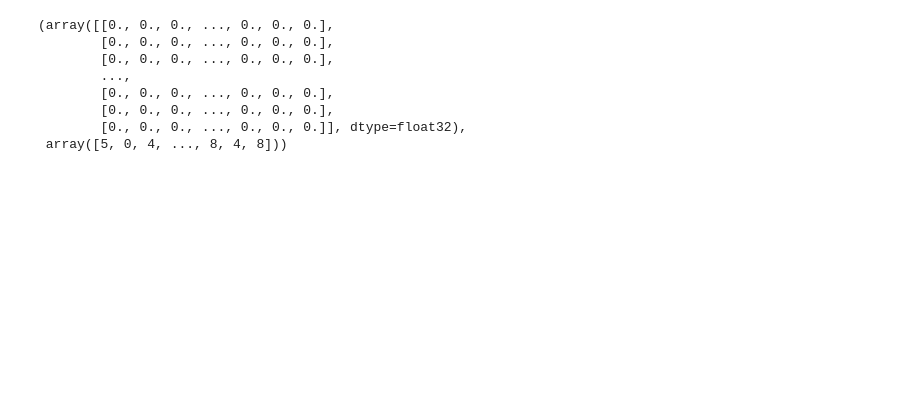
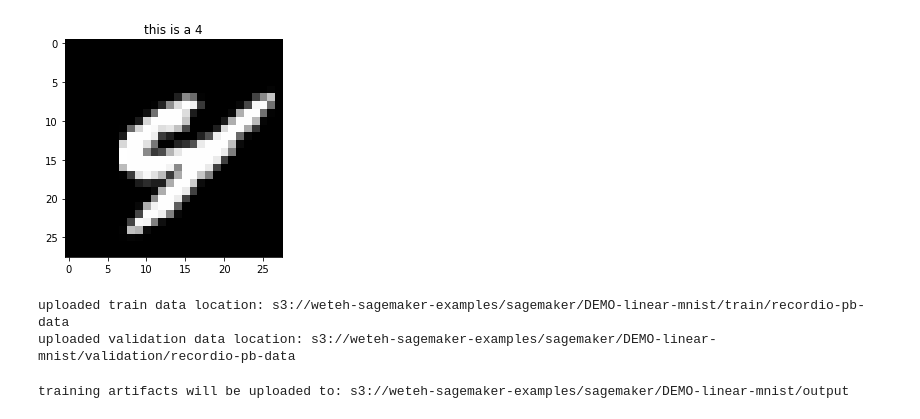
Before and after one commit to wei-m-teh/sagemaker-training, a Jupyter notebook: linear_learner_mnist_2019-12-27/weteh_linear_learner_mnist.ipynb, the cells around one changed output. Saved outputs shown, nothing was run; the diff lists cells and outputs as text; code cells hidden in the pictures; blank space fills up the shorter version.

```diff
--- a/linear_learner_mnist_2019-12-27/weteh_linear_learner_mnist.ipynb
+++ b/linear_learner_mnist_2019-12-27/weteh_linear_learner_mnist.ipynb
@@ -22,13 +28,18 @@ urllib.request.urlretrieve("http://deeplearning.net/data/mnist/mnist.pkl.gz", "m
 with gzip.open('mnist.pkl.gz', 'rb') as f:
     train_set, valid_set, test_set = pickle.load(f, encoding='latin1')
-# %%
-train_set
-# %% [output]
-(array([[0., 0., 0., ..., 0., 0., 0.],
-        [0., 0., 0., ..., 0., 0., 0.],
-        [0., 0., 0., ..., 0., 0., 0.],
-        ...,
-        [0., 0., 0., ..., 0., 0., 0.],
-        [0., 0., 0., ..., 0., 0., 0.],
-        [0., 0., 0., ..., 0., 0., 0.]], dtype=float32),
- array([5, 0, 4, ..., 8, 4, 8]))
+# %%
+%matplotlib inline
+import matplotlib.pyplot as plt
+
+def show_digit(img, caption='', subplot=None):
+    if not subplot:
+        _,(subplot)=plt.subplots(1,1) # subplots returns Figure and Axes, we don't care about Figure.
+    img = img.reshape((28,28))
+    subplot.imshow(img, cmap='gray')
+    plt.title(caption)
+# %%
+import random
+img_idx = random.randrange(0, len(train_set[0]))
+show_digit(train_set[0][img_idx], 'this is a {}'.format(train_set[1][img_idx]))
+# %% [output]
+[figure, added]
@@ -34,0 +71,11 @@ train_set
+# %%
+write_recordio(train_set, data_type='train')
+write_recordio(valid_set, data_type='validation')
+# %% [output]
+uploaded train data location: s3://weteh-sagemaker-examples/sagemaker/DEMO-linear-mnist/train/recordio-pb-data
+uploaded validation data location: s3://weteh-sagemaker-examples/sagemaker/DEMO-linear-mnist/validation/recordio-pb-data
+# %%
+output_location = 's3://{}/{}/output'.format(bucket, prefix)
+print('training artifacts will be uploaded to: {}'.format(output_location))
+# %% [output]
+training artifacts will be uploaded to: s3://weteh-sagemaker-examples/sagemaker/DEMO-linear-mnist/output
```
Also changed, not shown: parts of 18 cells of this notebook, 1 other file.
